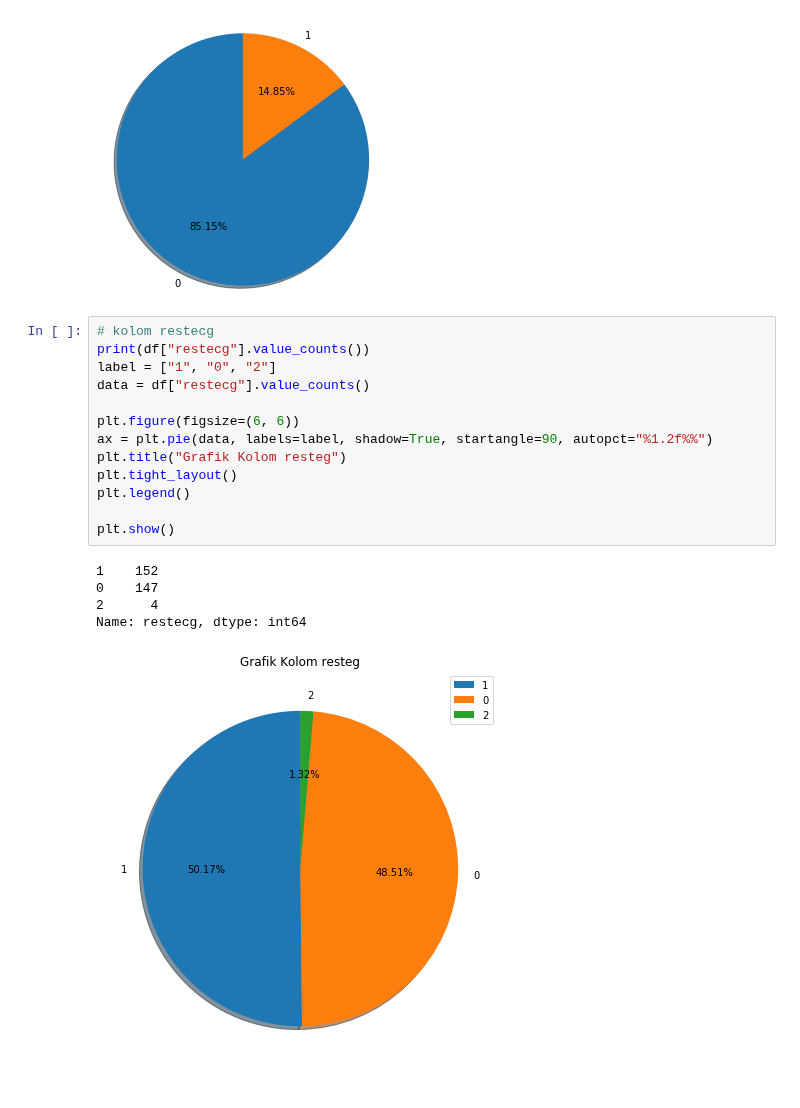
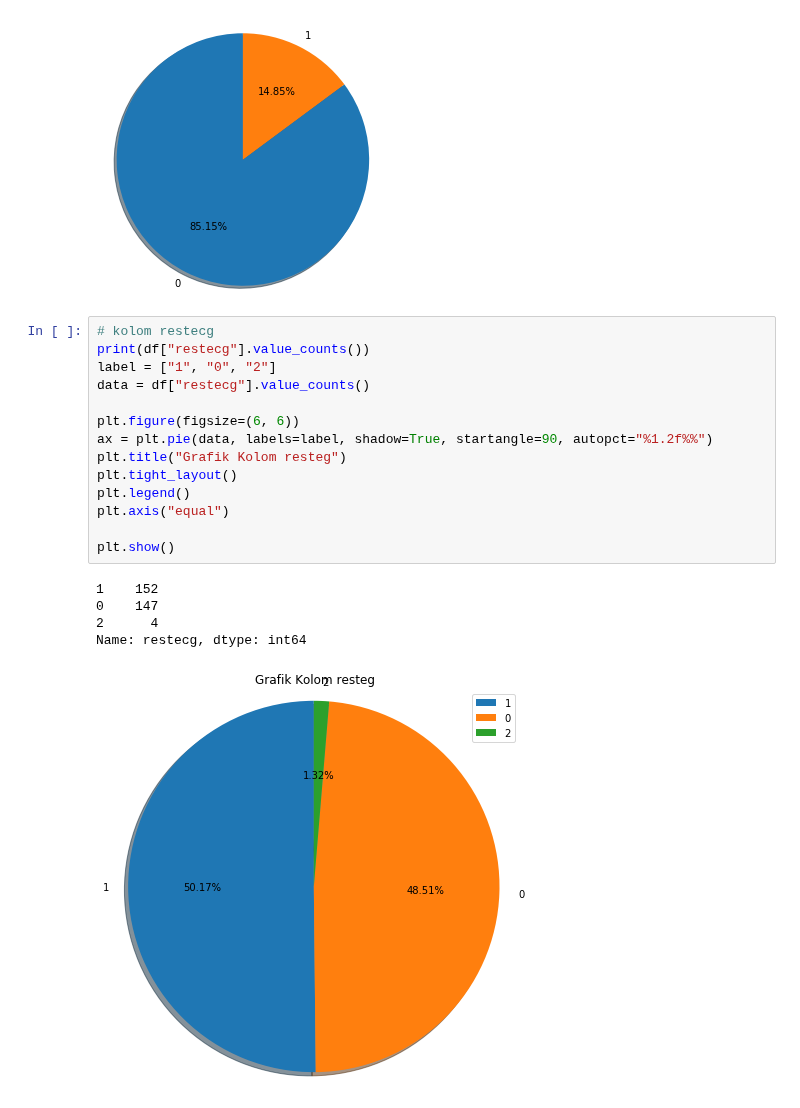
Before and after one commit to rshby/Supervised_Learning, a Jupyter notebook: Heart Disease UCI/Heart Disease - Logistic Regression.ipynb, the cells around one changed output. Drawn from its saved outputs; the diff is of its cells as text.

Commit message:
Update Pie Chart

```diff
--- a/Heart Disease UCI/Heart Disease - Logistic Regression.ipynb
+++ b/Heart Disease UCI/Heart Disease - Logistic Regression.ipynb
@@ -121,19 +121,20 @@ Name: fbs, dtype: int64
 # %%
 # kolom restecg
 print(df["restecg"].value_counts())
 label = ["1", "0", "2"]
 data = df["restecg"].value_counts()
 
 plt.figure(figsize=(6, 6))
 ax = plt.pie(data, labels=label, shadow=True, startangle=90, autopct="%1.2f%%")
 plt.title("Grafik Kolom resteg")
 plt.tight_layout()
 plt.legend()
+plt.axis("equal")
 
 plt.show()
 # %% [output]
 1    152
 0    147
 2      4
 Name: restecg, dtype: int64
-[figure, old version]
+[figure, new version]
```
